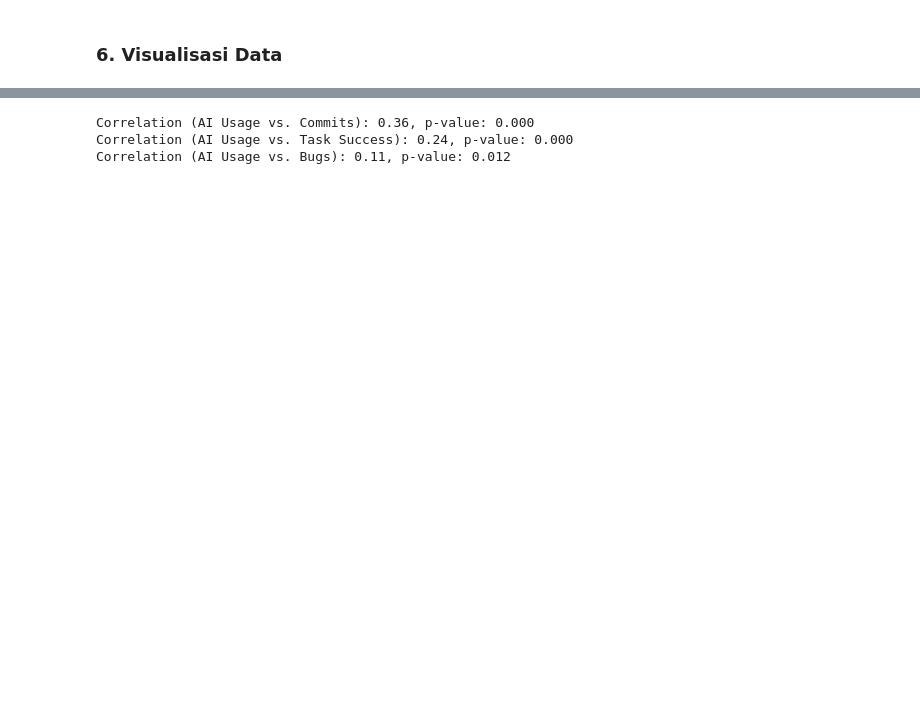
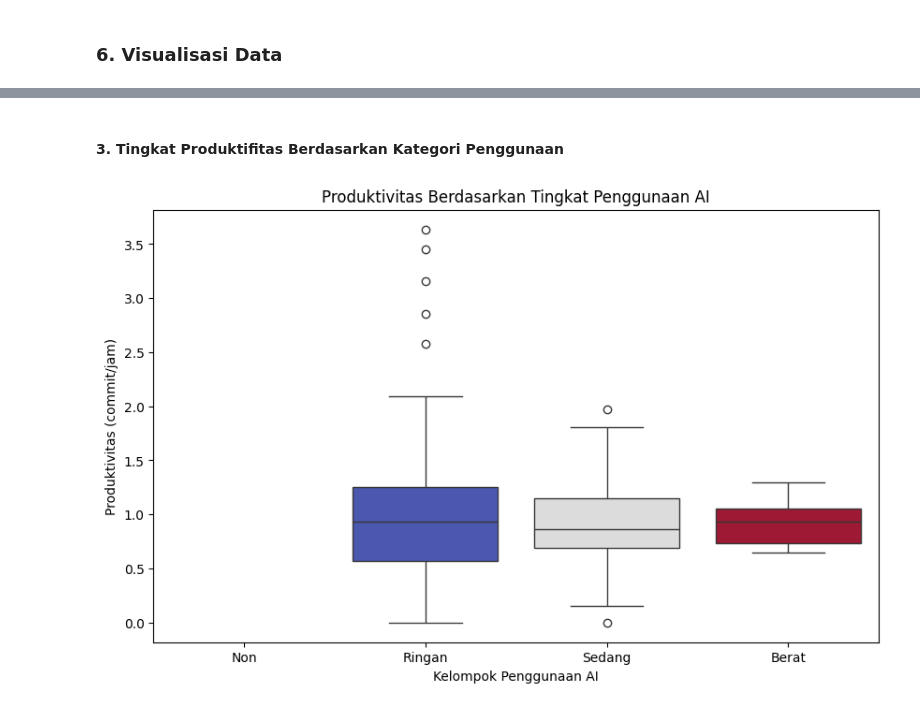
Before and after one commit to Faturar/data-mining-project-ai-developer-productivity-impact, a Jupyter notebook: main.ipynb, the cells around one changed output, grey strips where cells are left out. Drawn from its saved outputs; the diff is of its cells as text; code cells hidden in the pictures; blank space fills up the shorter version.

```diff
--- a/main.ipynb
+++ b/main.ipynb
@@ -264,3 +226 @@ Correlation (AI Usage vs. Commits): 0.36, p-value: 0.000
-# %%
-df['ai_cognitive_interaction'] = df['ai_usage_hours'] * df['cognitive_load']
 # %% [markdown]
@@ -593,16 +300,21 @@ Interpretasi: Perbedaan kecil
-# %%
-# Using 'commits' as a proxy for productivity
-corr, p_value = pearsonr(df['ai_usage_hours'], df['commits'])
-print(f"Correlation (AI Usage vs. Commits): {corr:.2f}, p-value: {p_value:.3f}")
-
-# Using 'task_success' as a proxy
-corr, p_value = pearsonr(df['ai_usage_hours'], df['task_success'])
-print(f"Correlation (AI Usage vs. Task Success): {corr:.2f}, p-value: {p_value:.3f}")
-
-# Using 'bugs_reported' (inverse relationship)
-corr, p_value = pearsonr(df['ai_usage_hours'], df['bugs_reported'])
-print(f"Correlation (AI Usage vs. Bugs): {corr:.2f}, p-value: {p_value:.3f}")
-# %% [output]
-Correlation (AI Usage vs. Commits): 0.36, p-value: 0.000
-Correlation (AI Usage vs. Task Success): 0.24, p-value: 0.000
-Correlation (AI Usage vs. Bugs): 0.11, p-value: 0.012
+# %% [markdown]
+#### 3. Tingkat Produktifitas Berdasarkan Kategori Penggunaan
+# %%
+plt.figure(figsize=(10, 6))
+sns.boxplot(
+    x='ai_group',
+    y='productivity_score',
+    data=df,
+    palette='coolwarm',
+    hue='ai_group',
+    dodge=False,
+    order=[0, 1, 2, 3]
+)
+plt.xticks([0, 1, 2, 3], ['Non', 'Ringan', 'Sedang', 'Berat'])
+plt.xlabel("Kelompok Penggunaan AI")
+plt.ylabel("Produktivitas (commit/jam)")
+plt.title("Produktivitas Berdasarkan Tingkat Penggunaan AI")
+plt.legend().remove()
+plt.show()
+# %% [output]
+[figure, added]
```
Also changed, not shown: parts of 34 cells of this notebook, 11 other files.
